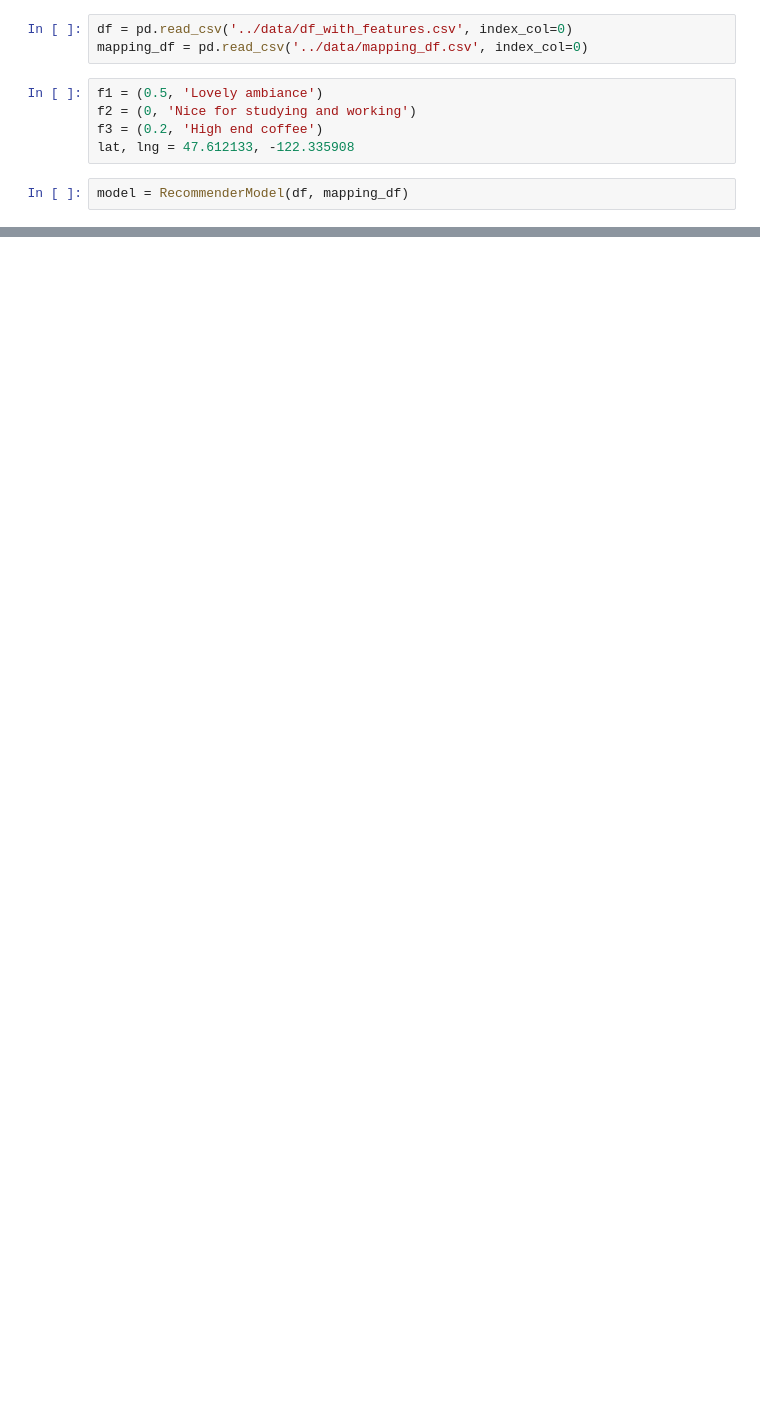
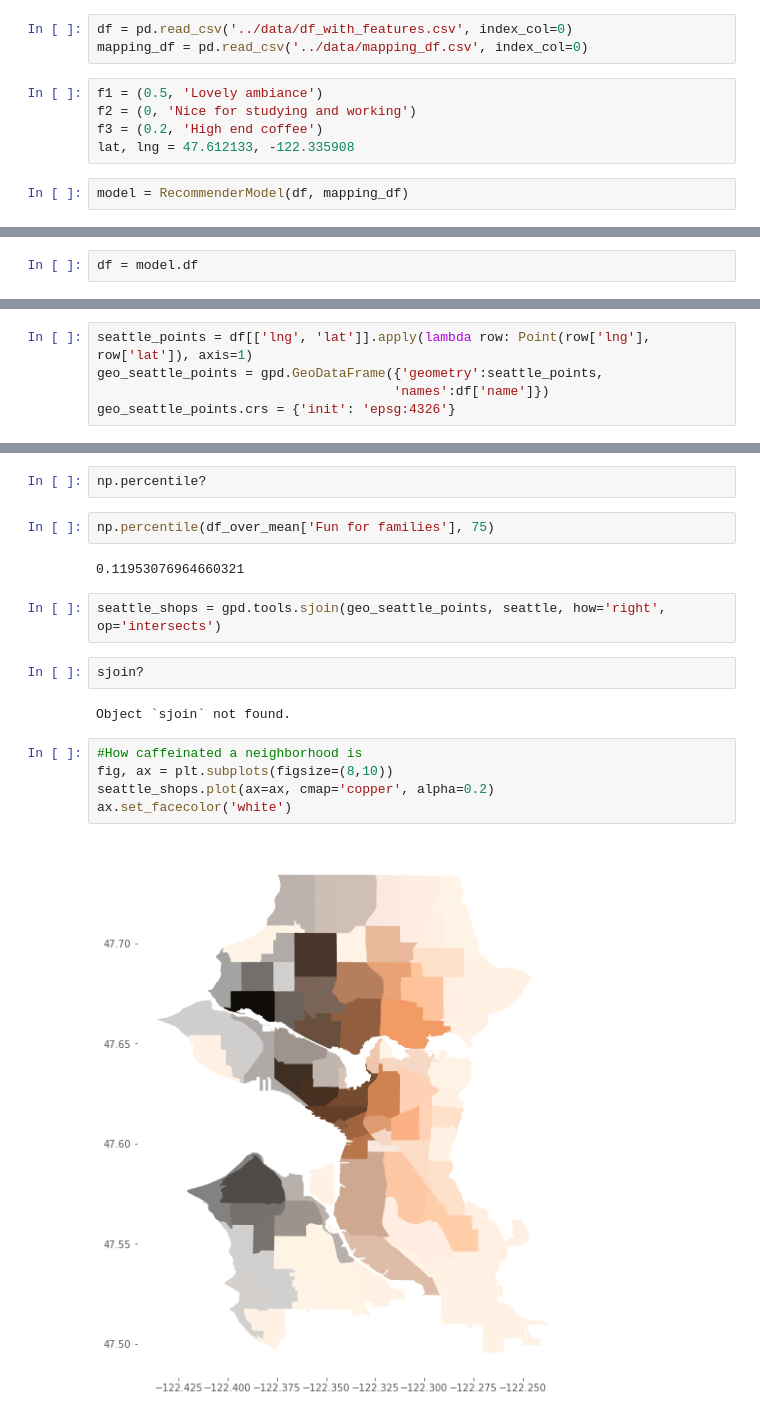
Before and after one commit to crredding/capstone_project, a Jupyter notebook: Data_eda.ipynb, the cells around one changed output, grey strips where cells are left out. Cells and saved outputs as stored; diff of their text form; blank space fills up the shorter version.

```diff
--- a/Data_eda.ipynb
+++ b/Data_eda.ipynb
@@ -30,0 +44,2 @@ model.mapped_df.shape
+# %%
+df = model.df
@@ -30,0 +68,5 @@ model.mapped_df.shape
+# %%
+seattle_points = df[['lng', 'lat']].apply(lambda row: Point(row['lng'], row['lat']), axis=1)
+geo_seattle_points = gpd.GeoDataFrame({'geometry':seattle_points,
+                                      'names':df['name']})
+geo_seattle_points.crs = {'init': 'epsg:4326'}
@@ -30,0 +102,19 @@ model.mapped_df.shape
+# %%
+np.percentile?
+# %%
+np.percentile(df_over_mean['Fun for families'], 75)
+# %% [output]
+0.11953076964660321
+# %%
+seattle_shops = gpd.tools.sjoin(geo_seattle_points, seattle, how='right', op='intersects')
+# %%
+sjoin?
+# %% [output]
+Object `sjoin` not found.
+# %%
+#How caffeinated a neighborhood is
+fig, ax = plt.subplots(figsize=(8,10))
+seattle_shops.plot(ax=ax, cmap='copper', alpha=0.2)
+ax.set_facecolor('white')
+# %% [output]
+[figure, added]
```
Also changed, not shown: parts of 17 cells of this notebook.
